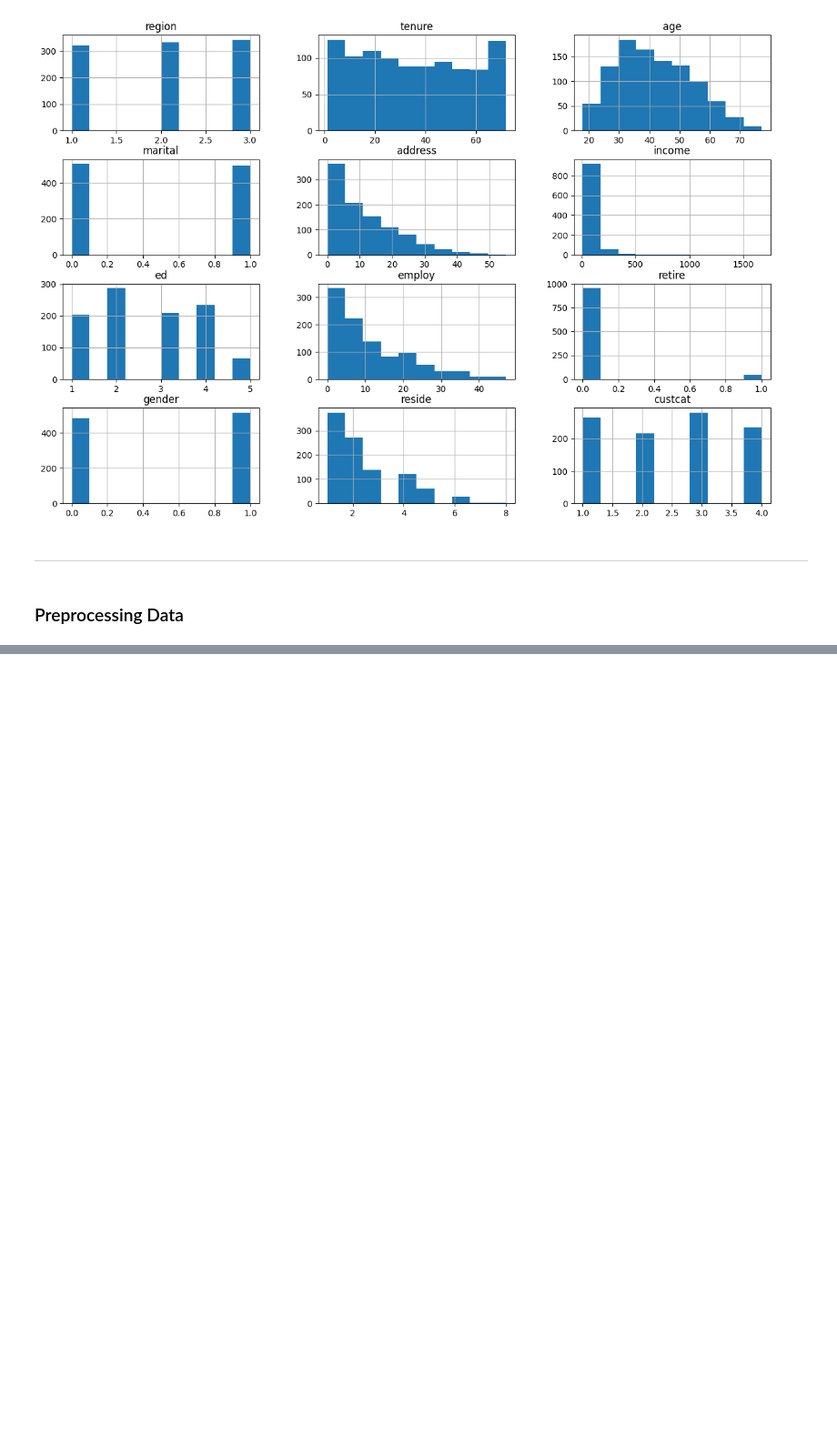
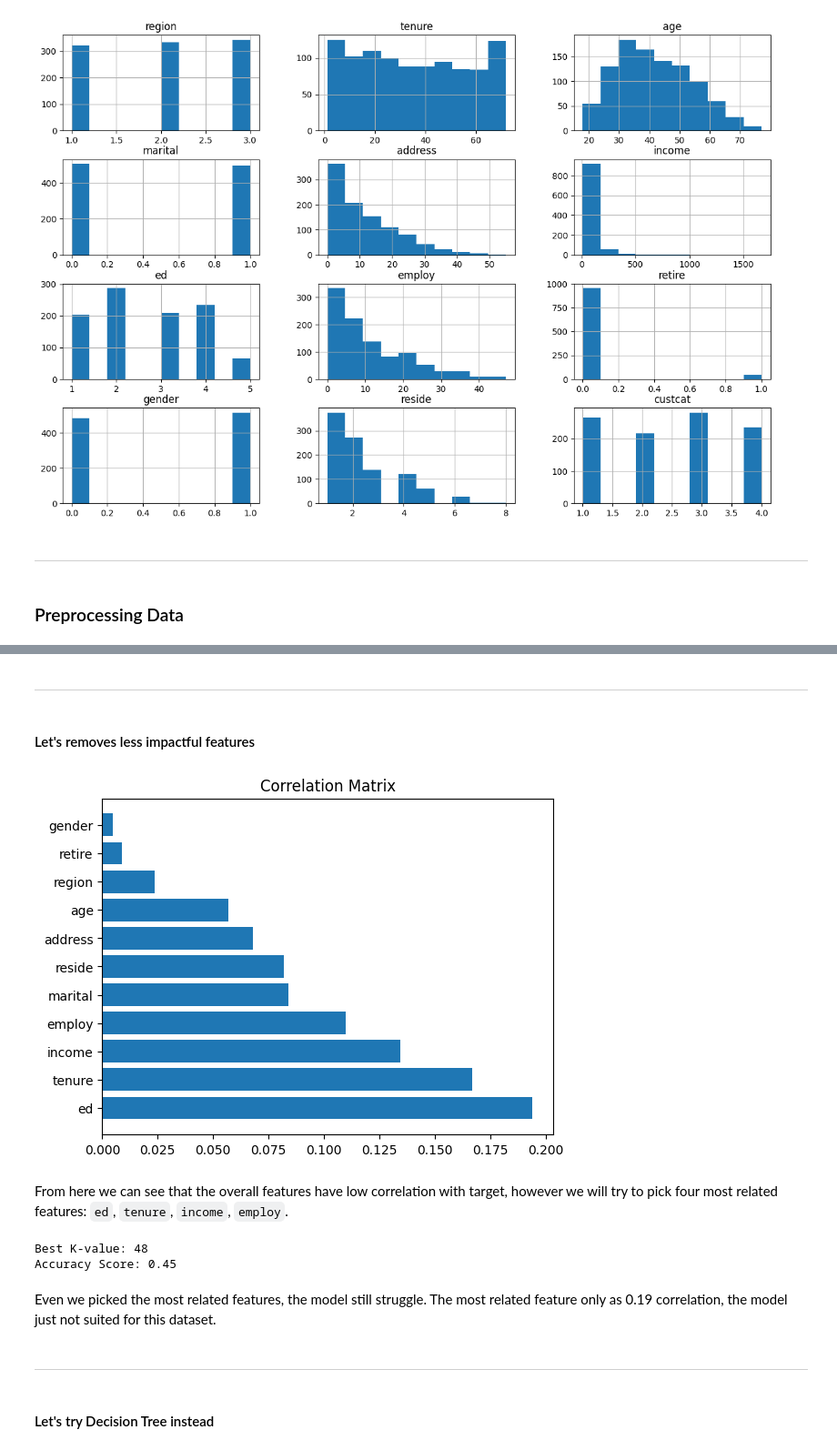
Before and after one commit to azharfachrezi/my-learning, a Jupyter notebook: Machine Learning/Supervised Learning/K-Nearest Neighbors Classifier.ipynb, the cells around one changed output, grey strips where cells are left out. Shown at 91% size. Saved outputs shown, nothing was run; the diff lists cells and outputs as text; code cells hidden in the pictures; blank space fills up the shorter version.

```diff
--- a/Machine Learning/Supervised Learning/K-Nearest Neighbors Classifier.ipynb
+++ b/Machine Learning/Supervised Learning/K-Nearest Neighbors Classifier.ipynb
@@ -137,0 +284,64 @@ X
+# %% [markdown]
+---
+# %% [markdown]
+#### Let's removes less impactful features
+# %%
+corr = data.corr()['custcat'].abs().sort_values(ascending=False).drop('custcat')
+
+plt.barh(corr.index, corr.values)
+plt.title("Correlation Matrix")
+plt.show()
+# %% [output]
+[figure, added]
+# %% [markdown]
+From here we can see that the overall features have low correlation with target, however we will try to pick four most related features: `ed`, `tenure`, `income`, `employ`.
+# %%
+# Pick Features
+df = data[['ed', 'tenure', 'income', 'employ', 'custcat']].copy()
+
+# Seperate the data
+X_clean = df.drop('custcat', axis=1)
+y_clean = df['custcat']
+
+# Split into Train and Test
+X_train2, X_test2, y_train2, y_test2 = train_test_split(X_clean, y_clean, test_size=0.2, random_state=42, stratify=y_clean)
+
+# Standardize
+scaler = StandardScaler()
+Xtrain_scaled = scaler.fit_transform(X_train2)
+Xtest_scaled = scaler.transform(X_test2)
+
+# Loop Through every K-values
+ks = 100
+acc_new = np.zeros(ks)
+std_acc_new = np.zeros(ks)
+
+for n in range(1, ks+1):
+    # Train the model
+    knn_new = KNeighborsClassifier(n_neighbors=n) # Use the best K value we found earlier
+    knn_new.fit(Xtrain_scaled, y_train2)
+
+    # Predict
+    y_predict = knn_new.predict(Xtest_scaled)
+
+    # Save accuracy and std acc score
+    acc_new[n-1] = accuracy_score(y_test2, y_predict)
+    std_acc_new[n-1] = np.std(y_test2==y_predict) / np.sqrt(y_predict.shape[0])
+
+best_k = acc_new.argmax() + 1
+best_score = acc_new.max()
+
+#
+
+# Evaluation Report
+print(f"Best K-value: {best_k}")
+print(f"Accuracy Score: {best_score}")
+# %% [output]
+Best K-value: 48
+Accuracy Score: 0.45
+# %% [markdown]
+Even we picked the most related features, the model still struggle. The most related feature only as 0.19 correlation, the model just not suited for this dataset.
+# %% [markdown]
+---
+# %% [markdown]
+#### Let's try Decision Tree instead
```
Also changed, not shown: parts of 20 cells of this notebook.
